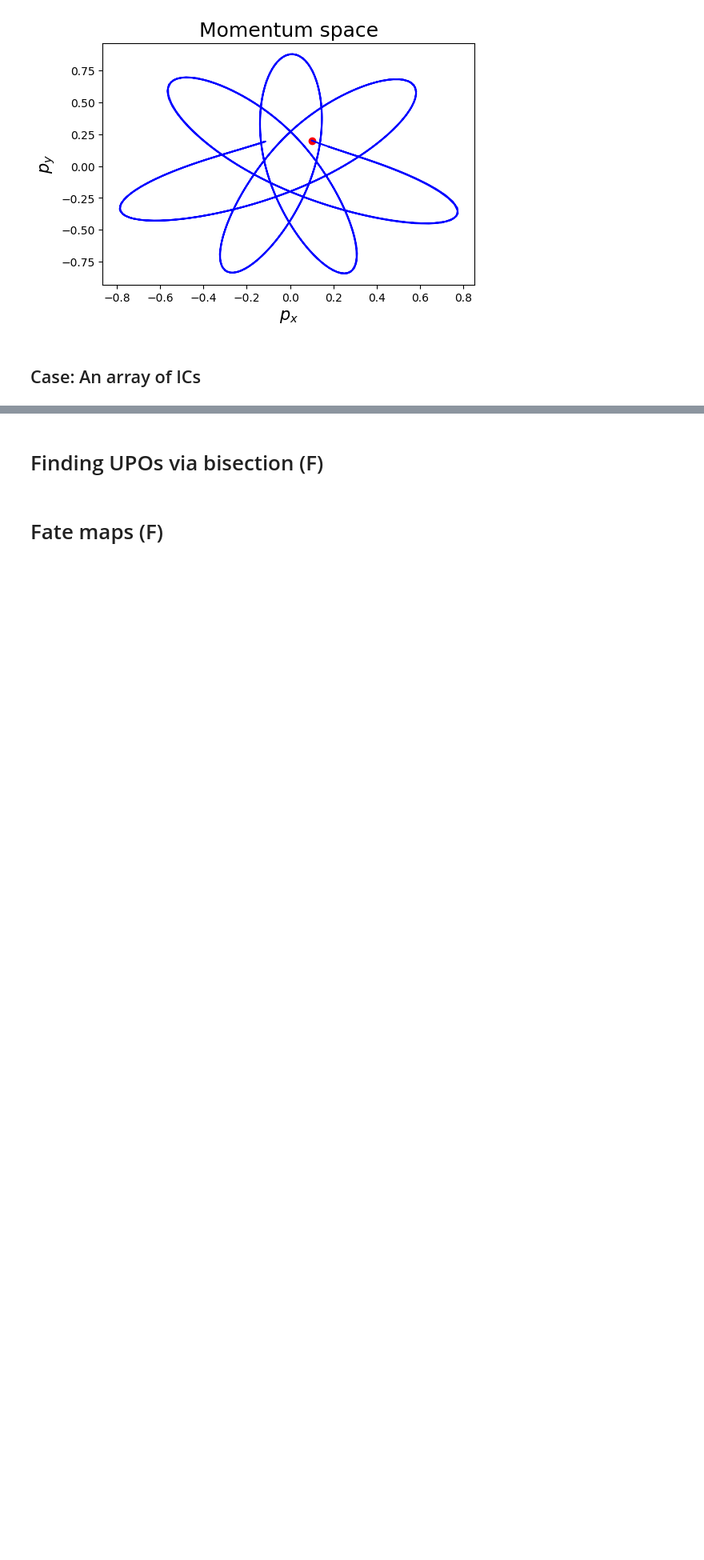
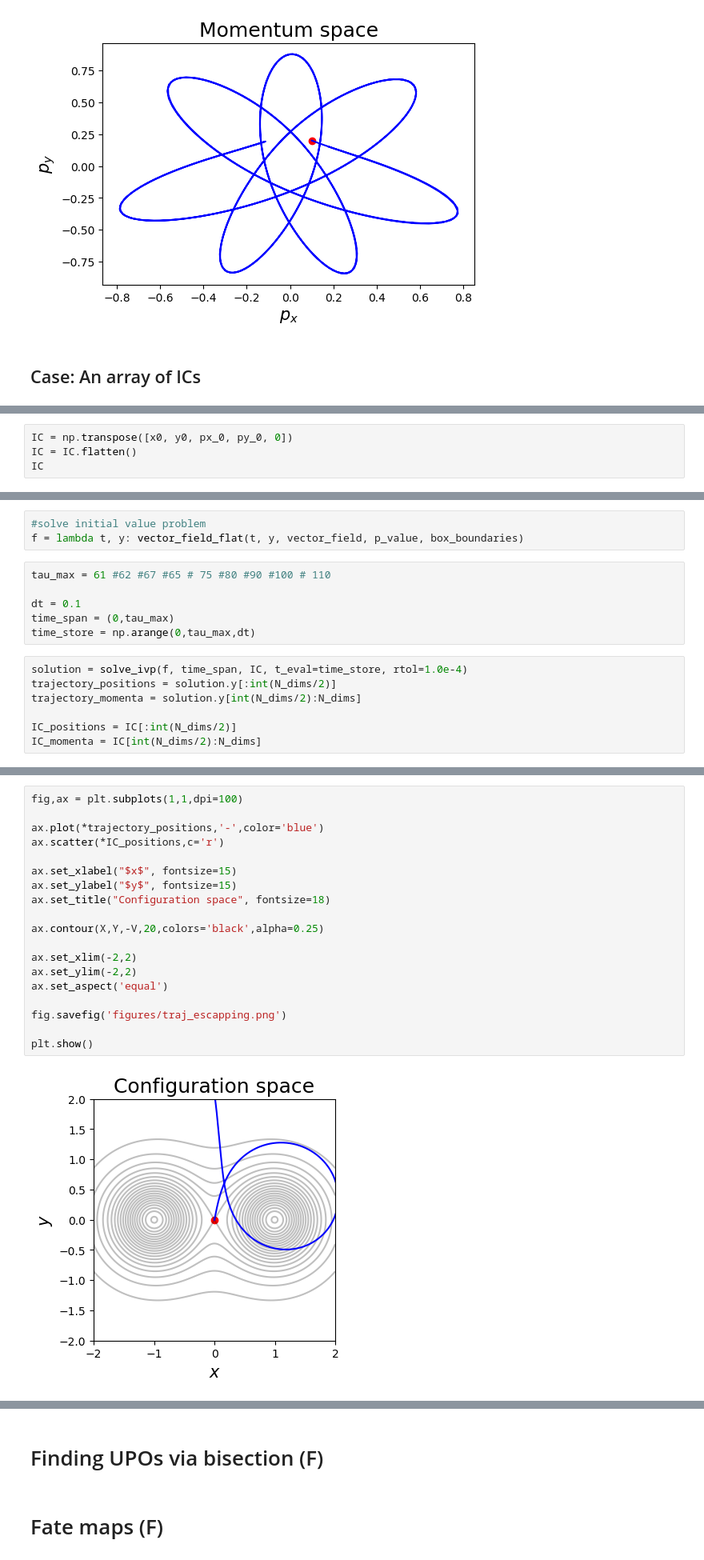
Before and after one commit to broncio123/cirque_project_champs, a Jupyter notebook: notebooks/scratch_notes.ipynb, the cells around one changed output, grey strips where cells are left out. Shown at 80% size. Cells and saved outputs as stored; diff of their text form; blank space fills up the shorter version.

```diff
--- a/notebooks/scratch_notes.ipynb
+++ b/notebooks/scratch_notes.ipynb
@@ -711,0 +877,4 @@ plt.show()
+# %%
+IC = np.transpose([x0, y0, px_0, py_0, 0])
+IC = IC.flatten()
+IC
@@ -711,0 +883,16 @@ plt.show()
+# %%
+#solve initial value problem
+f = lambda t, y: vector_field_flat(t, y, vector_field, p_value, box_boundaries)
+# %%
+tau_max = 61 #62 #67 #65 # 75 #80 #90 #100 # 110
+
+dt = 0.1
+time_span = (0,tau_max)
+time_store = np.arange(0,tau_max,dt)
+# %%
+solution = solve_ivp(f, time_span, IC, t_eval=time_store, rtol=1.0e-4)
+trajectory_positions = solution.y[:int(N_dims/2)]
+trajectory_momenta = solution.y[int(N_dims/2):N_dims]
+
+IC_positions = IC[:int(N_dims/2)]
+IC_momenta = IC[int(N_dims/2):N_dims]
@@ -711,0 +901,21 @@ plt.show()
+# %%
+fig,ax = plt.subplots(1,1,dpi=100)
+
+ax.plot(*trajectory_positions,'-',color='blue')
+ax.scatter(*IC_positions,c='r')
+
+ax.set_xlabel("$x$", fontsize=15)
+ax.set_ylabel("$y$", fontsize=15)
+ax.set_title("Configuration space", fontsize=18)
+
+ax.contour(X,Y,-V,20,colors='black',alpha=0.25)
+
+ax.set_xlim(-2,2)
+ax.set_ylim(-2,2)
+ax.set_aspect('equal')
+
+fig.savefig('figures/traj_escapping.png')
+
+plt.show()
+# %% [output]
+[figure, added]
```
Also changed, not shown: parts of 37 cells of this notebook.
